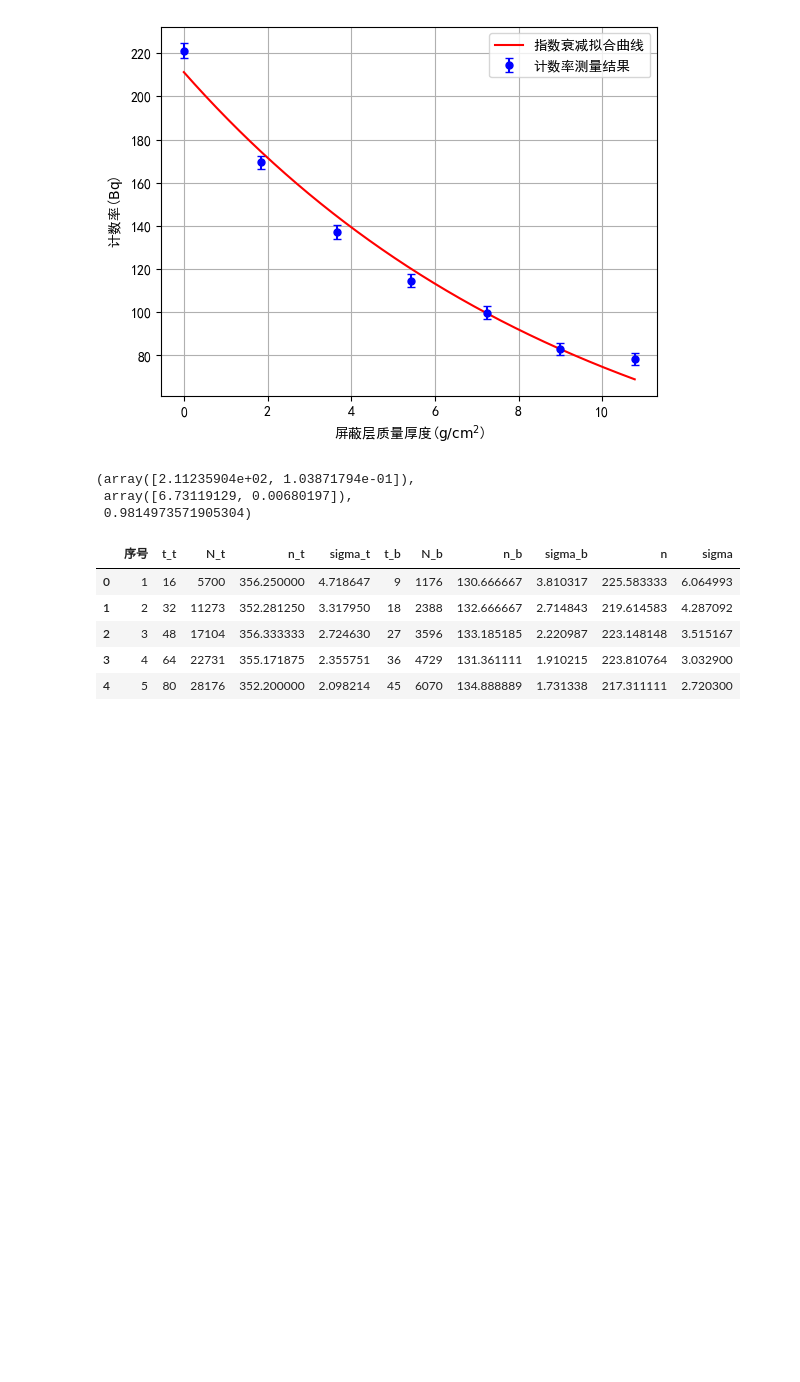
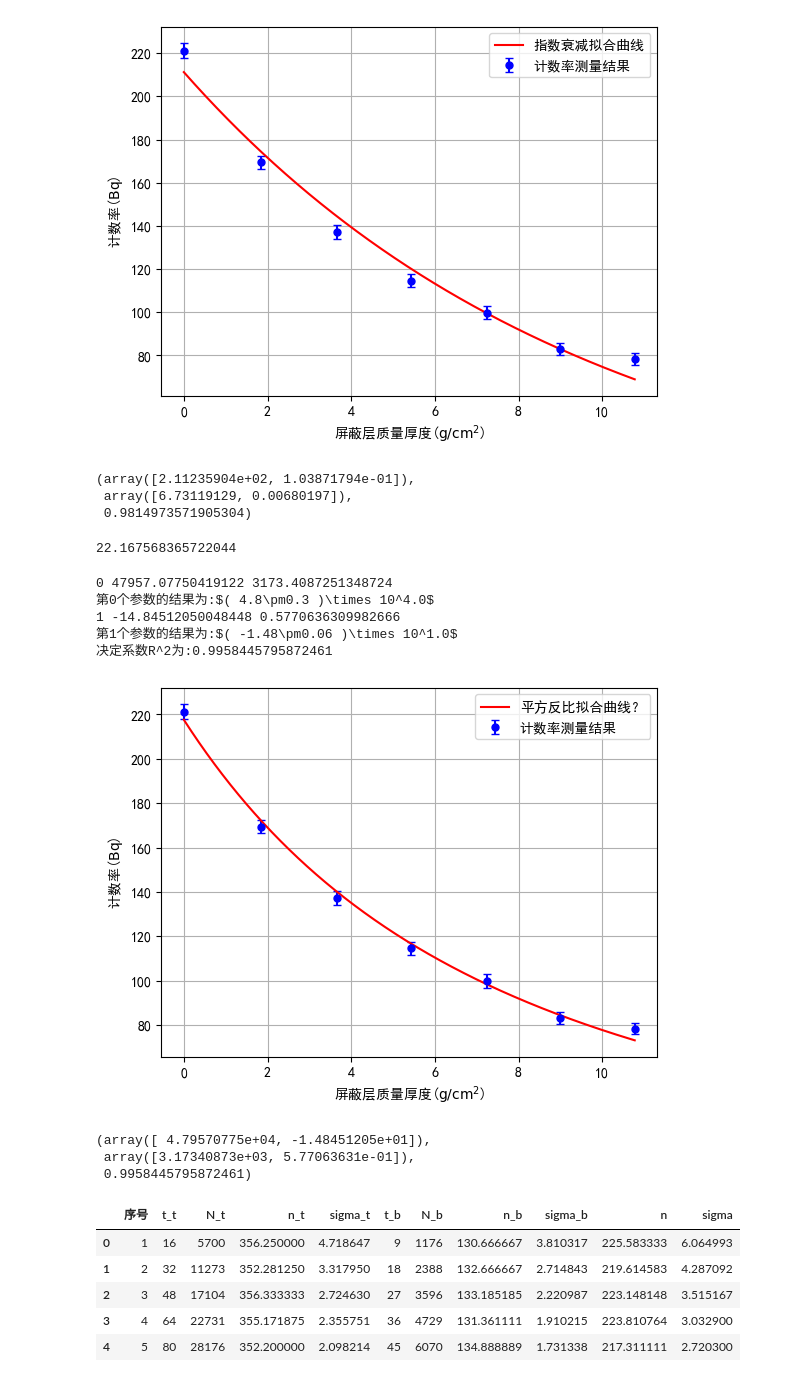
Before and after one commit to Xuanyiyiren/Fundamental-Laboratory-Experiment-in-Nuclear-Electronics-II, a Jupyter notebook: 实验1&8/exp8.ipynb, the cells around one changed output. Saved outputs shown, nothing was run; the diff lists cells and outputs as text; code cells hidden in the pictures; blank space fills up the shorter version.

```diff
--- a/实验1&8/exp8.ipynb
+++ b/实验1&8/exp8.ipynb
@@ -215,6 +215,86 @@ params,std,r_squared
 (array([2.11235904e+02, 1.03871794e-01]),
  array([6.73119129, 0.00680197]),
  0.9814973571905304)
+# %%
+np.log(10)/params[1]
+# %% [output]
+22.167568365722044
+# %%
+# 定义非线性模型
+def my_model(t, a,t0):
+    return a/(t-t0)**2
+
+# 创建模拟数据
+x_data = df_shi['屏蔽参数'].values
+y_data = df_shi['n'].values
+y_error = df_shi['sigma'].values
+
+
+# 使用curve_fit进行非线性拟合
+params, covmatrix = curve_fit(my_model, x_data, y_data,sigma=y_error)
+
+# 提取拟合参数
+
+std = np.sqrt(np.diag(covmatrix))
+
+# 计算拟合值
+y_fit = my_model(x_data,*params )
+
+# 计算总平方和（Total Sum of Squares，TSS）
+y_mean = np.average(y_data,weights=1/y_error**2)
+tss = np.sum((y_data - y_mean)**2)
+
+# 计算残差平方和（Residual Sum of Squares，RSS）
+rss = np.sum((y_data - y_fit)**2)
+
+# 计算决定系数 R^2
+r_squared = 1 - (rss / tss)
+
+# 结果报道
+for i in range(params.shape[0]):
+    print(i,params[i],std[i])
+    print(f'第{i}个参数的结果为:{string_result(params[i],std[i],latex=True)}')
+
+print(f"决定系数R^2为:{r_squared}")
+
+
+
+# 可视化拟合过程
+plt.figure()
+plt.errorbar(x_data, y_data, yerr=y_error, fmt='bo', markersize=5, capsize=3, capthick=1, label='计数率测量结果')
+
+max_value = np.max(x_data)
+min_value = np.min(x_data)
+linspace_xdata = np.linspace(min_value, max_value, 1000)
+
+#如果是np可接受的函数会方便很多，这里考虑一般情况
+linspace_ydata=[]
+for v in linspace_xdata:
+    linspace_ydata.append(my_model(v,*params))
+
+linspace_ydata=np.array(linspace_ydata)
+
+plt.plot(linspace_xdata, linspace_ydata, label='平方反比拟合曲线？', color='r')
+plt.xlabel(f'屏蔽层质量厚度($\mathrm{{g/cm^2}}$)')
+plt.ylabel(f'计数率($\mathrm{{Bq}}$)')
+plt.legend()
+plt.grid()
+# plt.title(f"决定系数 (R^2): {r_squared:.3f}")
+plt.savefig(path+'shield_result_but_rsquare.pdf')
+plt.show()
+
+
+params,std,r_squared
+# %% [output]
+0 47957.07750419122 3173.4087251348724
+第0个参数的结果为:$( 4.8\pm0.3 )\times 10^4.0$
+1 -14.84512050048448 0.5770636309982666
+第1个参数的结果为:$( -1.48\pm0.06 )\times 10^1.0$
+决定系数R^2为:0.9958445795872461
+[figure, added]
+(array([ 4.79570775e+04, -1.48451205e+01]),
+ array([3.17340873e+03, 5.77063631e-01]),
+ 0.9958445795872461)
 # %%
 df_time = pd.read_excel('Exp8-Data.xlsx',sheet_name='time')
 df_time
```
Also changed, not shown: parts of 1 cell of this notebook, 4 other files.
